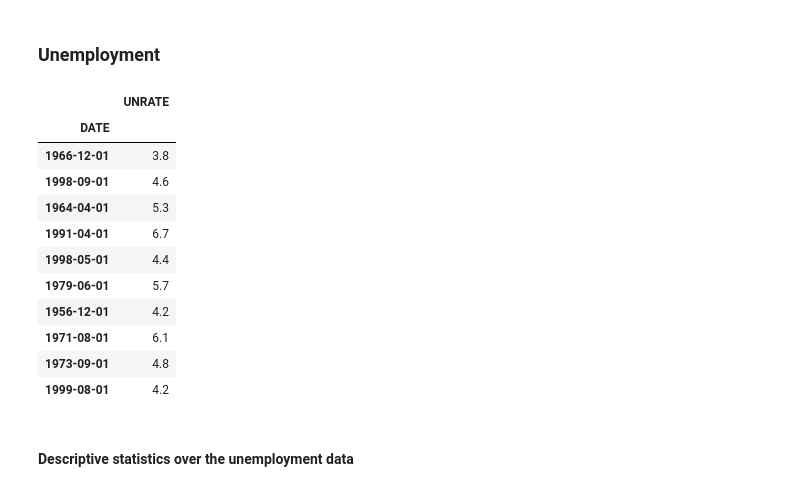
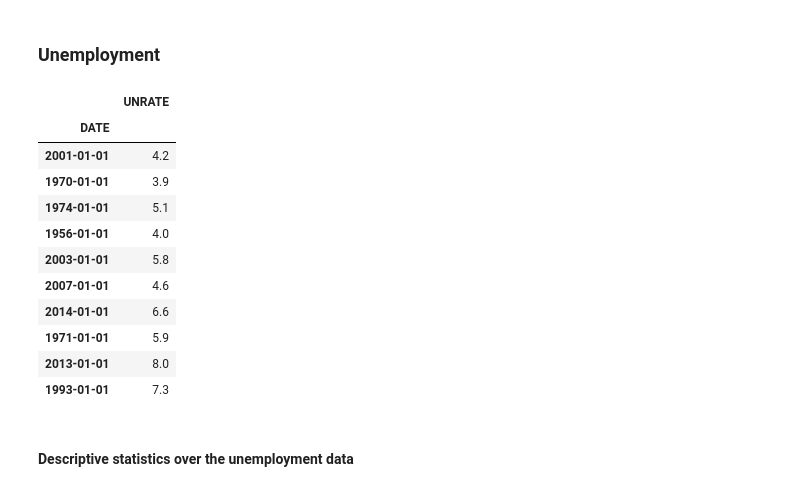
Before and after one commit to sgv491/projects-2024-Bertil-Nikoline-Victor, a Jupyter notebook: dataproject/dataproject.ipynb, the cells around one changed output. Drawn from its saved outputs; the diff is of its cells as text; code cells hidden in the pictures.

```diff
--- a/dataproject/dataproject.ipynb
+++ b/dataproject/dataproject.ipynb
@@ -33,13 +36,13 @@ import pandas_datareader
 import datetime
 
 # Specifying the timespan you want data from
-start = datetime.datetime(1950,1,1)
+start = datetime.datetime(1900,1,1)
 end = datetime.datetime(2024,1,1)
 timespan = end - start # Getting the timespan by subtracting start from end
 
 # Getting inflation data
 inflation_us = pandas_datareader.data.DataReader('FPCPITOTLZGUSA', 'fred', start, end)
 
-print(f"U.S. inflation from 1950 until 2024")
+# Display 10 random elements
 inflation_us.sample(10)
 # %% [output]
@@ -79,21 +81,26 @@ GraphHelper.pretty_line_plot(
 ### Unemployment
 # %%
 # Getting unemployment data
-unemployment_us = pandas_datareader.data.DataReader('UNRATE', 'fred', start, end)
-unemployment_us.sample(10)
+unemployment_us_monthly = pandas_datareader.data.DataReader('UNRATE', 'fred', start, end)
+
+# Resample the data to annual frequency
+unemployment_us_annual = unemployment_us_monthly.resample('AS', convention='start').asfreq()
+
+# Display 10 random elements
+unemployment_us_annual.sample(10)
 # %% [output]
 |  | UNRATE |
 | DATE |  |
-| 1966-12-01 | 3.8 |
-| 1998-09-01 | 4.6 |
-| 1964-04-01 | 5.3 |
-| 1991-04-01 | 6.7 |
-| 1998-05-01 | 4.4 |
-| 1979-06-01 | 5.7 |
-| 1956-12-01 | 4.2 |
-| 1971-08-01 | 6.1 |
-| 1973-09-01 | 4.8 |
-| 1999-08-01 | 4.2 |
+| 2001-01-01 | 4.2 |
+| 1970-01-01 | 3.9 |
+| 1974-01-01 | 5.1 |
+| 1956-01-01 | 4.0 |
+| 2003-01-01 | 5.8 |
+| 2007-01-01 | 4.6 |
+| 2014-01-01 | 6.6 |
+| 1971-01-01 | 5.9 |
+| 2013-01-01 | 8.0 |
+| 1993-01-01 | 7.3 |
 # %% [markdown]
 #### Descriptive statistics over the unemployment data
 # %%
```
Also changed, not shown: parts of 13 cells of this notebook, 1 other file.
